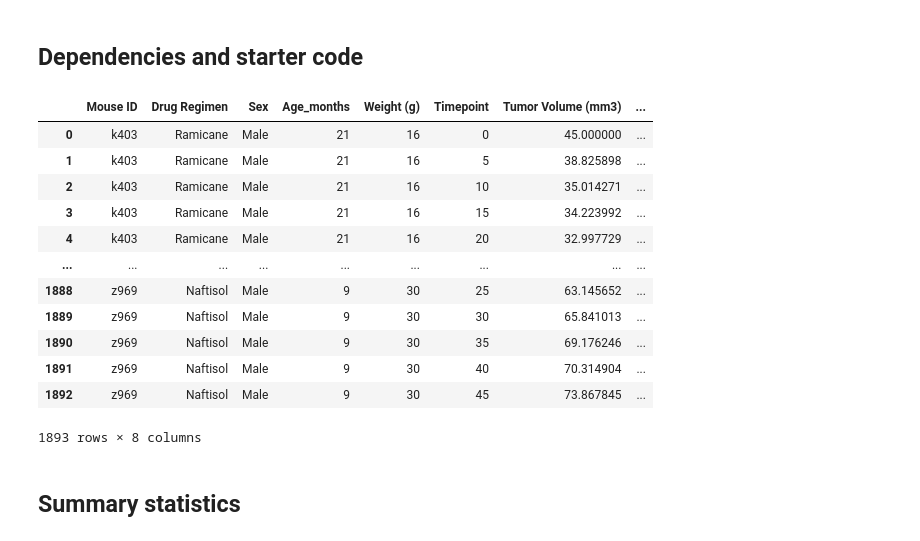
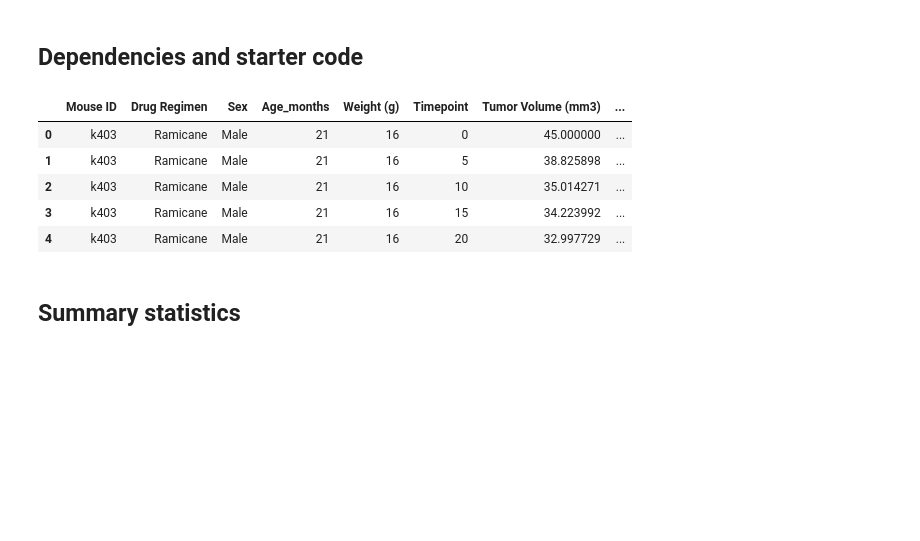
Before and after one commit to TheGreekGoddess/Data_Analysis_and_Visualization_using_Matplotlib, a Jupyter notebook: pymaceuticals_starter.ipynb, the cells around one changed output. Cells and saved outputs as stored; diff of their text form; code cells hidden in the pictures; blank space fills up the shorter version.

```diff
--- a/pymaceuticals_starter.ipynb
+++ b/pymaceuticals_starter.ipynb
@@ -5,40 +5,33 @@
 # %%
 # Import the various dependencies and Setup
 import matplotlib.pyplot as plt
 import pandas as pd
 import scipy.stats as st
 
 # Study data files
 mouse_metadata = "Pymaceutical_data/Mouse_metadata.csv"
 study_results = "Pymaceutical_data/Study_results.csv"
 
 # Read the mouse data and the study results
 mouse_metadata = pd.read_csv(mouse_metadata)
 mouse_metadata.head()
 
 study_results = pd.read_csv(study_results)
 mouse_metadata.head()
 
 # Combine the data into a single dataset
 # Considering no join criteria was specified, I proceeded with an outer join
-combined_df = pd.merge(mouse_metadata,study_results, on="Mouse ID")
+combined_df = pd.merge(mouse_metadata,study_results, how="outer", on="Mouse ID")
 
 # Display the data table to ensure all columns are merged as expected
-combined_df
+combined_df.head()
 # %% [output]
 |  | Mouse ID | Drug Regimen | Sex | Age_months | Weight (g) | Timepoint | Tumor Volume (mm3) | ... |
 | 0 | k403 | Ramicane | Male | 21 | 16 | 0 | 45.000000 | ... |
 | 1 | k403 | Ramicane | Male | 21 | 16 | 5 | 38.825898 | ... |
 | 2 | k403 | Ramicane | Male | 21 | 16 | 10 | 35.014271 | ... |
 | 3 | k403 | Ramicane | Male | 21 | 16 | 15 | 34.223992 | ... |
 | 4 | k403 | Ramicane | Male | 21 | 16 | 20 | 32.997729 | ... |
-| ... | ... | ... | ... | ... | ... | ... | ... | ... |
-| 1888 | z969 | Naftisol | Male | 9 | 30 | 25 | 63.145652 | ... |
-| 1889 | z969 | Naftisol | Male | 9 | 30 | 30 | 65.841013 | ... |
-| 1890 | z969 | Naftisol | Male | 9 | 30 | 35 | 69.176246 | ... |
-| 1891 | z969 | Naftisol | Male | 9 | 30 | 40 | 70.314904 | ... |
-| 1892 | z969 | Naftisol | Male | 9 | 30 | 45 | 73.867845 | ... |
-1893 rows × 8 columns
 # %% [markdown]
 ## Summary statistics
 # %%
```
Also changed, not shown: parts of 3 cells of this notebook.
